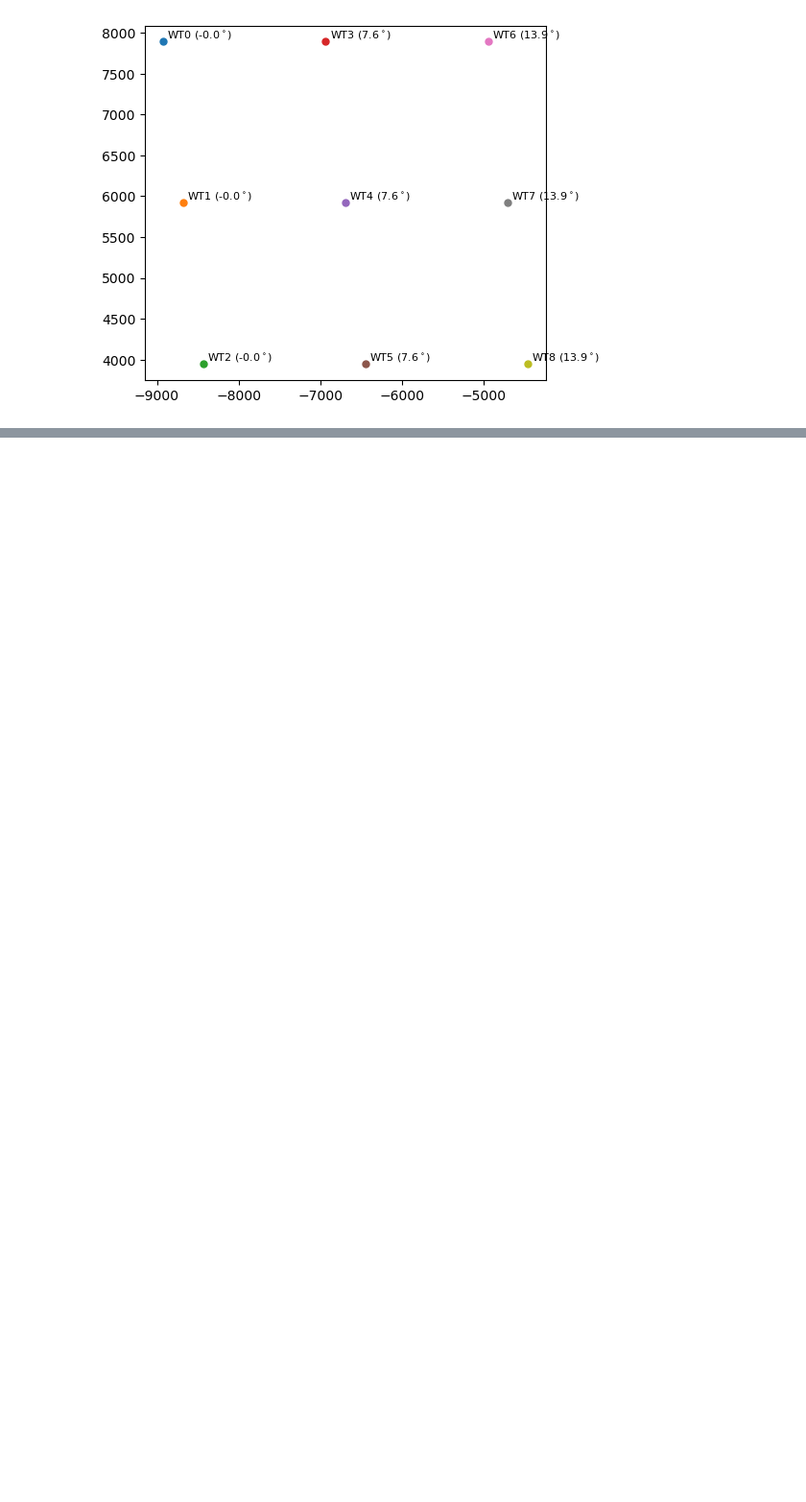
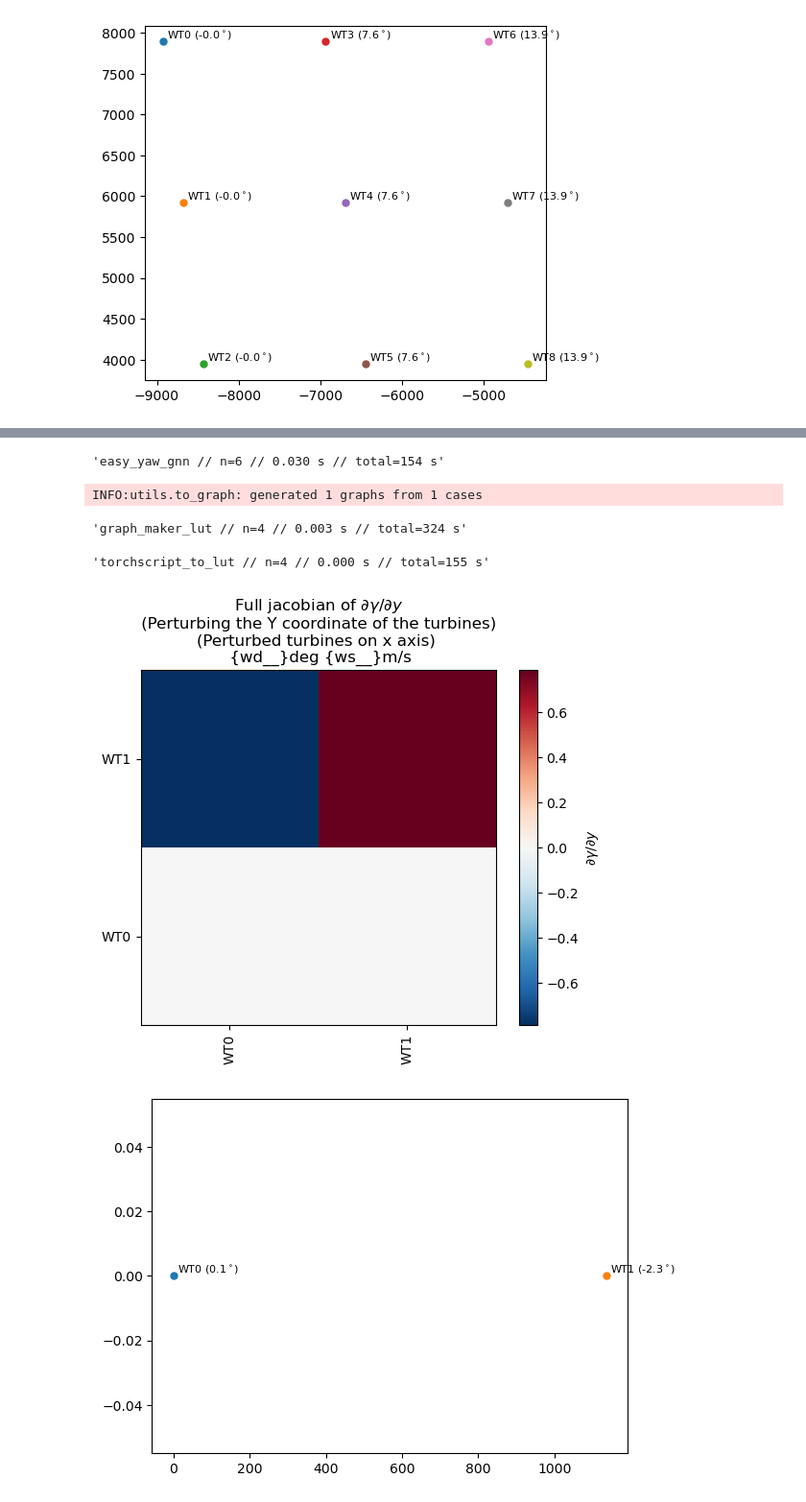
Before and after one commit to DTUWindEnergy/Design-Friendly-Control, a Jupyter notebook: design_friendly/grads.ipynb, the cells around one changed output, grey strips where cells are left out. Shown at 96% size. Saved outputs shown, nothing was run; the diff lists cells and outputs as text; code cells hidden in the pictures; blank space fills up the shorter version.

```diff
--- a/design_friendly/grads.ipynb
+++ b/design_friendly/grads.ipynb
@@ -433,3 +364,77 @@ plt.show()
 # %% [output]
 [figure]
 [figure]
+# %%
+D = wt.diameter()
+xo = np.array([0, 4 * D])
+yo = np.array([0, 0])
+
+wd__ = np.array([90.0])
+ws__ = np.array([7.0])
+TI__ = np.array([0.06])
+
+
+n = yo.size
+h = 1
+
+X = np.repeat(xo[None, :], 2 * n, axis=0)  # (2n, n_wt)
+Y = np.repeat(yo[None, :], 2 * n, axis=0)  # (2n, n_wt)
+i = np.arange(n)
+Y[i, i] += h
+Y[i + n, i] -= h
+
+wdt = np.full((2 * n, 1), wd__)  # (2n,) per-case
+wst = np.full((2 * n, 1), ws__)  # (2n,)
+TI = np.full(2 * n, TI__)  # (2n,)
+
+yaw_pm = np.asarray(
+    easy_yaw_gnn(X, Y, wd=wdt, ws=wst, TI=TI, num_threads=32, sequential=True)
+)
+d = (yaw_pm[:n] - yaw_pm[n:]) / (2 * h)  # !!leading axis is the perturbed index j!!
+J = np.moveaxis(d, 0, -1)  # yaw_shape + (n,)
+
+yaw_at = easy_yaw_gnn(
+    xo,
+    yo,
+    wd=wd__,
+    ws=ws__,
+    TI=TI__,
+    num_threads=1,
+)
+
+m = abs(J).max()
+fig, ax = plt.subplots()
+im = ax.imshow(
+    J,
+    origin="lower",
+    aspect="equal",
+    vmin=-m,
+    vmax=m,
+    cmap="RdBu_r",
+)
+fig.colorbar(im, ax=ax, label="$\partial \gamma / \partial y$")
+labels = [f"WT{i}" for i in range(n)]
+ax.set_xticks(range(J.shape[1]))
+ax.set_yticks(range(J.shape[0]))
+ax.set_xticklabels(labels[: J.shape[1]], rotation=90)
+ax.set_yticklabels(labels[: J.shape[0]])
+plt.title(
+    "Full jacobian of $\partial \gamma / \partial y$ \n (Perturbing the Y coordinate of the turbines) \n(Perturbed turbines on x axis) \n {wd__}deg {ws__}m/s"
+)
+plt.show()
+
+# layout
+
+plt.figure()
+for i, (xi, yi) in enumerate(zip(xo, yo)):
+    plt.scatter(xi, yi, s=25)
+    plt.annotate(
+        f"WT{i} ({yaw_at[i].item():.1f}$^\circ$)",
+        (xi, yi),
+        xytext=(3, 3),
+        textcoords="offset points",
+        fontsize=8,
+    )
+# plt.gca().set_aspect("equal", adjustable="box")
+plt.show()
+# %% [output]
@@ -436 +445,7 @@ plt.show()
+'easy_yaw_gnn // n=6 // 0.030 s // total=154 s'
+INFO:utils.to_graph: generated 1 graphs from 1 cases
+'graph_maker_lut // n=4 // 0.003 s // total=324 s'
+'torchscript_to_lut // n=4 // 0.000 s // total=155 s'
+[figure, added]
+[figure, added]
 # %%
```
Also changed, not shown: parts of 17 cells of this notebook, 6 other files.
